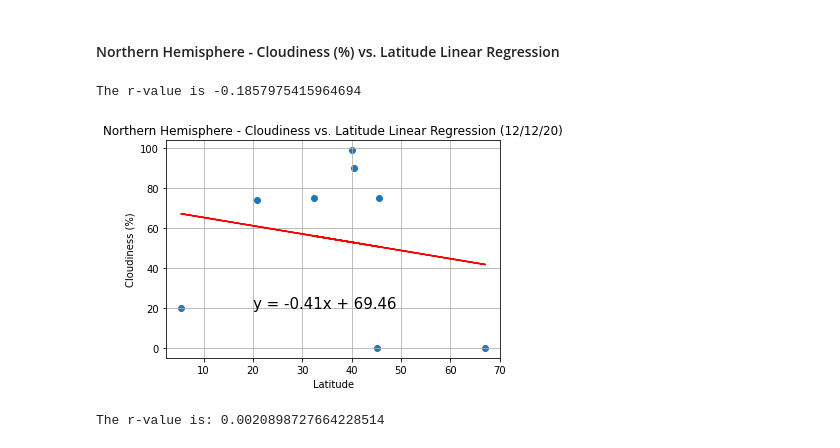
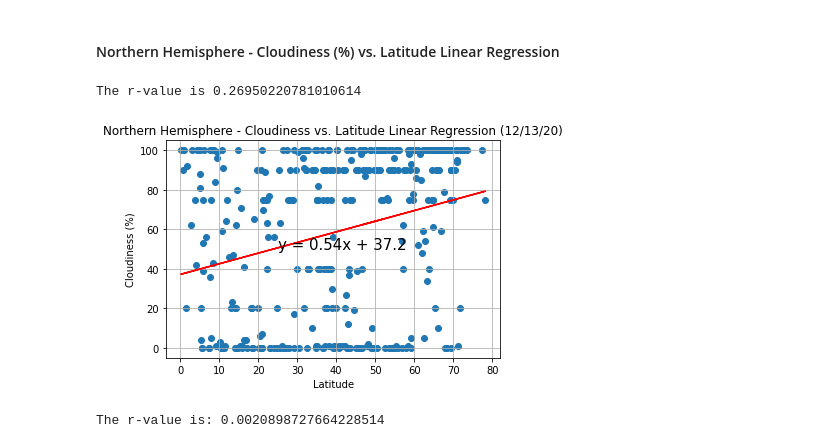
Before and after one commit to thallegacy/python-api-challenge, a Jupyter notebook: WeatherVacationPy/WeatherPy.ipynb, the cells around one changed output. Cells and saved outputs as stored; diff of their text form; code cells hidden in the pictures.

```diff
--- a/WeatherVacationPy/WeatherPy.ipynb
+++ b/WeatherVacationPy/WeatherPy.ipynb
@@ -77,7 +77,7 @@ set_count = 1
 print("Beginning Data Retrieval")
 print("-----------------------------")
 #Create a for loop that will allow you to go through each or the randomly generated cities
-for city in cities[:25]:
+for city in cities:
 
     # Exception handling to check if the city is not found by the API call
     try:
@@ -568,36 +565,36 @@ The r-value is: 0.014985174297345524
 # Set plot variables x and y
 north_x = north_hem_data["Lat"]
 north_y = north_hem_data["Cloudiness"]
 
 
 # linear regression model
 (slope, intercept, rvalue, pvalue, stderr) = linregress(north_x, north_y)
 regress_values = north_x * slope + intercept
 
 # Plot the graph with slope intercept
 line_eq = f'y = {str(round(slope,2))}x + {str(round(intercept,2))}'
 plt.scatter(north_x,north_y)
 plt.plot(north_x,regress_values,"r-")
 
 # Set the formatting of the graph
-plt.annotate(line_eq,(20,20),fontsize=15,color="black")
+plt.annotate(line_eq,(25,50),fontsize=15,color="black")
 plt.title(f'Northern Hemisphere - Cloudiness vs. Latitude Linear Regression ({time.strftime("%D")})')
 plt.xlabel("Latitude")
 plt.ylabel("Cloudiness (%)")
 plt.grid(True)
 
 # The r-value
 print(f"The r-value is {rvalue}")
 
 # Save the graph
 plt.savefig("output_data/NH_Lat_vs_Cloudiness.png")
 
 
 # Display the information
 plt.show()
 # %% [output]
-The r-value is -0.1857975415964694
+The r-value is 0.26950220781010614
-[figure, old version]
+[figure, new version]
 # %%
 # %% [output]
 The r-value is: 0.0020898727664228514
```
Also changed, not shown: parts of 19 cells of this notebook, 13 other files.
